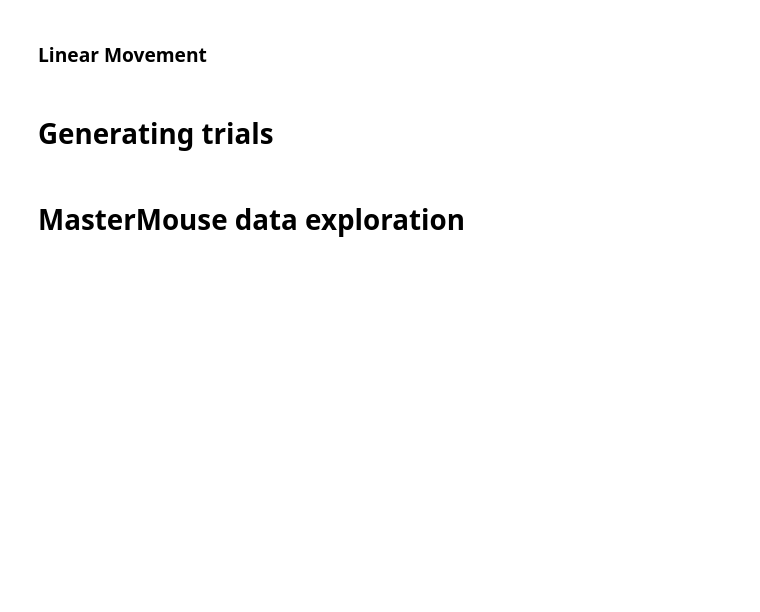
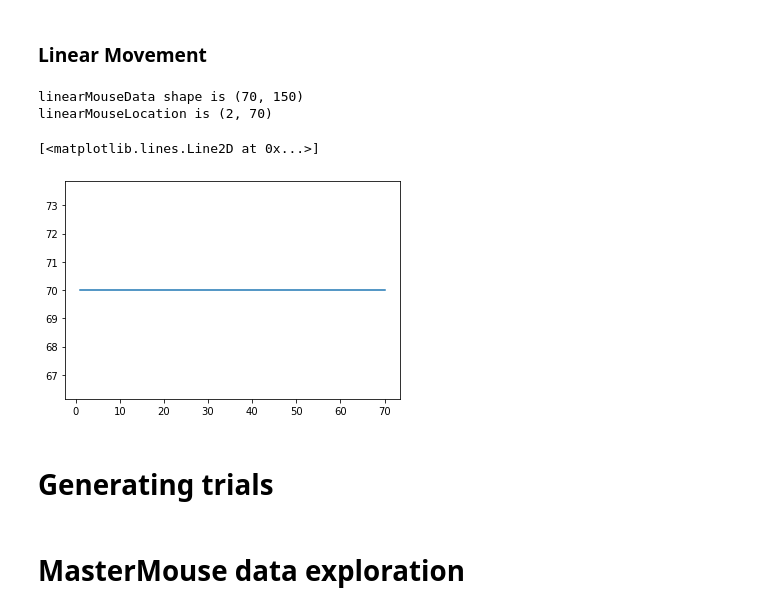
Before and after one commit to jambormike/neurons_dimensionality_reduction, a Jupyter notebook: simAndReduction.ipynb, the cells around one changed output. Cells and saved outputs as stored; diff of their text form; code cells hidden in the pictures; blank space fills up the shorter version.

```diff
--- a/simAndReduction.ipynb
+++ b/simAndReduction.ipynb
@@ -352,31 +363,37 @@ randomMouseLocation is (2, 10000)
 # %% [markdown]
 ### Linear Movement
 # %%
-# def linearMouse(cellsList, nSteps= 60, height= height, width= width):
+def linearMouse(cellsList, nSteps= 60, height= height, width= width):
 
-#     cm = 1
-#     dataLocation = []
-#     location = np.array([[width /2],        # first location is the middle of the environment
-#                          [height /2]])
+    cm = 1
+    dataLocation = []
+    location = np.array([[width /2],        # first location is the middle of the environment
+                         [height /2]])
 
-#     movements = (np.array([[cm],[0]]), np.array([[-cm],[0]]), np.array([[0],[cm]]), np.array([[0],[-cm]]))
-#     nextMove = random.choice(movements)
+    movements = (np.array([[cm],[0]]), np.array([[-cm],[0]]), np.array([[0],[cm]]), np.array([[0],[-cm]]))
+    nextMove = random.choice(movements)
 
-#     for i in range(nSteps):
-#         dataLocation.append(np.copy(location))
-#         location += nextMove
+    for i in range(nSteps):
+        dataLocation.append(np.copy(location))
+        location += nextMove
 
-#     dataLocation = np.hstack(dataLocation)
-#     data = generateSpikes(cellsList, dataLocation)
+    dataLocation = np.hstack(dataLocation)
+    data = generateSpikes(cellsList, dataLocation)
 
-#     return (data, dataLocation)
+    return (data, dataLocation)
 # %%
-# linearMouseData, linearMouseLocation = linearMouse(cellsList, nSteps= 70)
+linearMouseData, linearMouseLocation = linearMouse(cellsList, nSteps= 70)
 
-# print("linearMouseData shape is " + str(linearMouseData.shape))
-# print("linearMouseLocation is " + str(linearMouseLocation.shape))
+print("linearMouseData shape is " + str(linearMouseData.shape))
+print("linearMouseLocation is " + str(linearMouseLocation.shape))
+# %% [output]
+linearMouseData shape is (70, 150)
+linearMouseLocation is (2, 70)
 # %%
-# plt.plot(linearMouseLocation[0,:], linearMouseLocation[1,:])
+plt.plot(linearMouseLocation[0,:], linearMouseLocation[1,:])
+# %% [output]
+[<matplotlib.lines.Line2D at 0x...>]
+[figure, added]
 # %% [markdown]
 # Generating trials
 # %%
```
Also changed, not shown: parts of 36 cells of this notebook, 1 other file.
